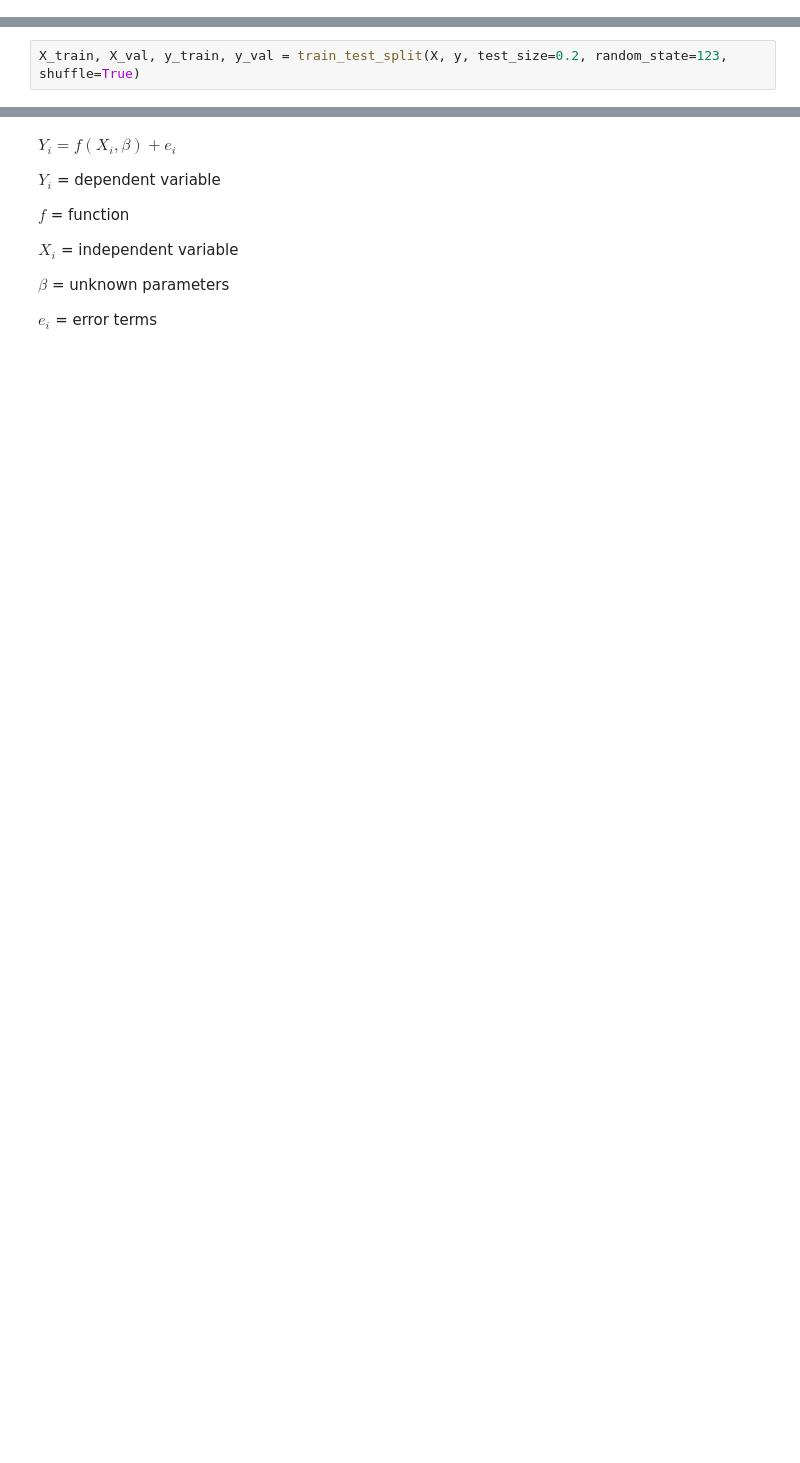
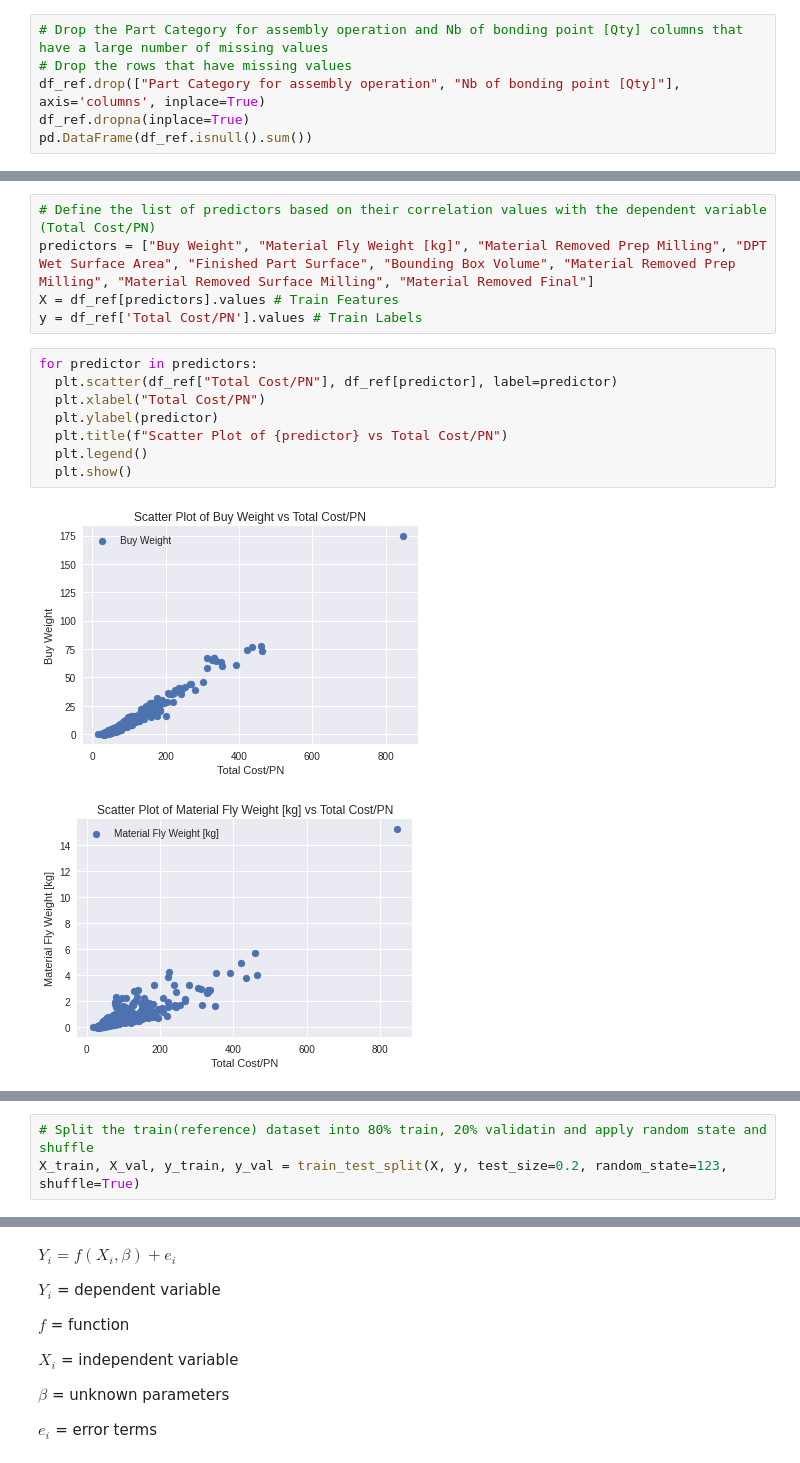
Before and after one commit to sam505/Machine_Learning, a Jupyter notebook: Predictive_Analysis.ipynb, the cells around one changed output, grey strips where cells are left out. Cells and saved outputs as stored; diff of their text form; blank space fills up the shorter version.

```diff
--- a/Predictive_Analysis.ipynb
+++ b/Predictive_Analysis.ipynb
@@ -118,0 +149,6 @@ y = df_ref['Buy Weight'].values
+# %%
+# Drop the Part Category for assembly operation and Nb of bonding point [Qty] columns that have a large number of missing values
+# Drop the rows that have missing values
+df_ref.drop(["Part Category for assembly operation", "Nb of bonding point [Qty]"], axis='columns', inplace=True)
+df_ref.dropna(inplace=True)
+pd.DataFrame(df_ref.isnull().sum())
@@ -118,0 +194,16 @@ y = df_ref['Buy Weight'].values
+# %%
+# Define the list of predictors based on their correlation values with the dependent variable (Total Cost/PN)
+predictors = ["Buy Weight", "Material Fly Weight [kg]", "Material Removed Prep Milling", "DPT Wet Surface Area", "Finished Part Surface", "Bounding Box Volume", "Material Removed Prep Milling", "Material Removed Surface Milling", "Material Removed Final"]
+X = df_ref[predictors].values # Train Features
+y = df_ref['Total Cost/PN'].values # Train Labels
+# %%
+for predictor in predictors:
+  plt.scatter(df_ref["Total Cost/PN"], df_ref[predictor], label=predictor)
+  plt.xlabel("Total Cost/PN")
+  plt.ylabel(predictor)
+  plt.title(f"Scatter Plot of {predictor} vs Total Cost/PN")
+  plt.legend()
+  plt.show()
+# %% [output]
+[figure, added]
+[figure, added]
@@ -119,4 +217,5 @@ y = df_ref['Buy Weight'].values
 # %%
+# Split the train(reference) dataset into 80% train, 20% validatin and apply random state and shuffle
 X_train, X_val, y_train, y_val = train_test_split(X, y, test_size=0.2, random_state=123, shuffle=True)
 # %%
 print(X_train.shape)
```
Also changed, not shown: parts of 45 cells of this notebook.
